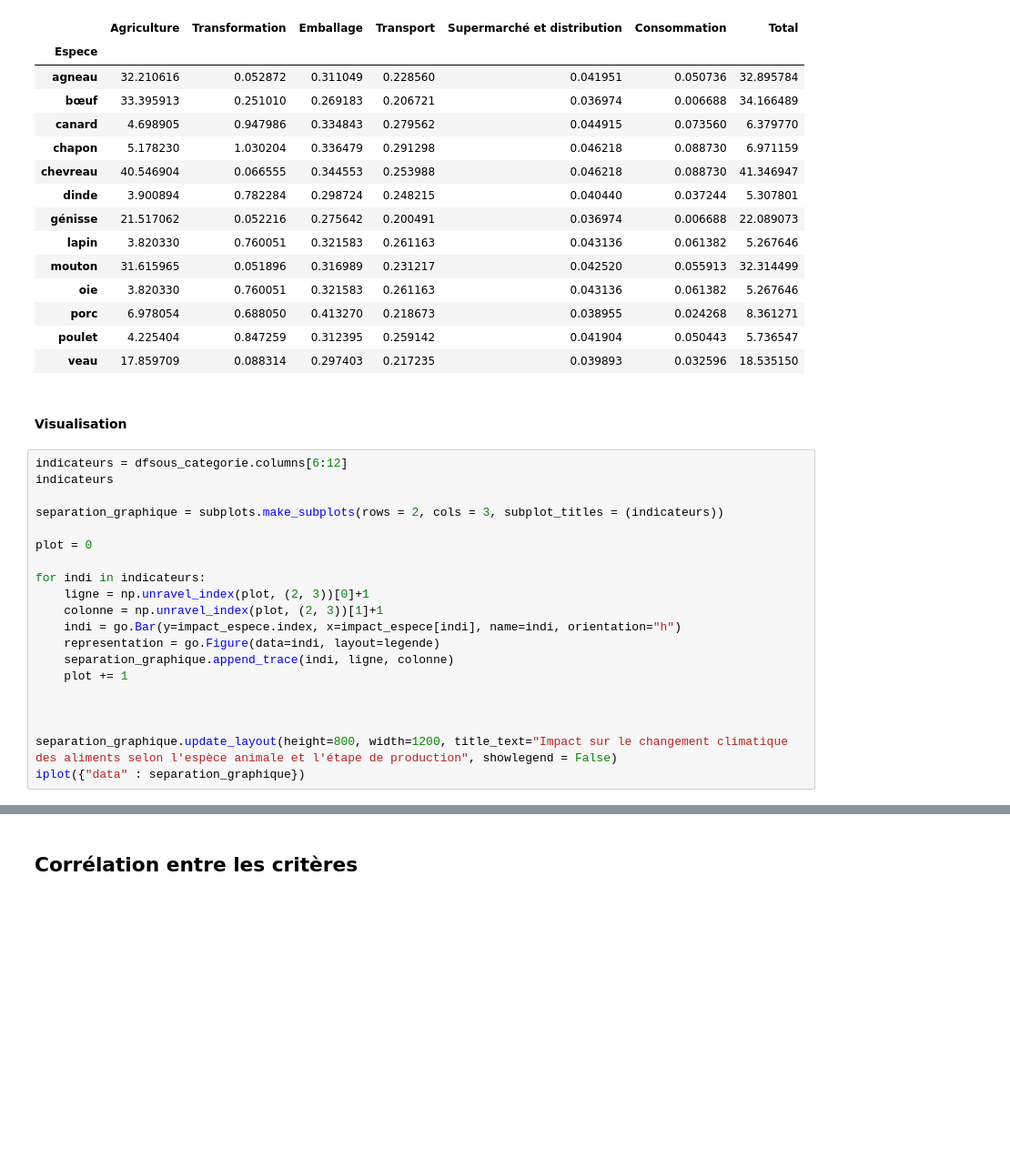
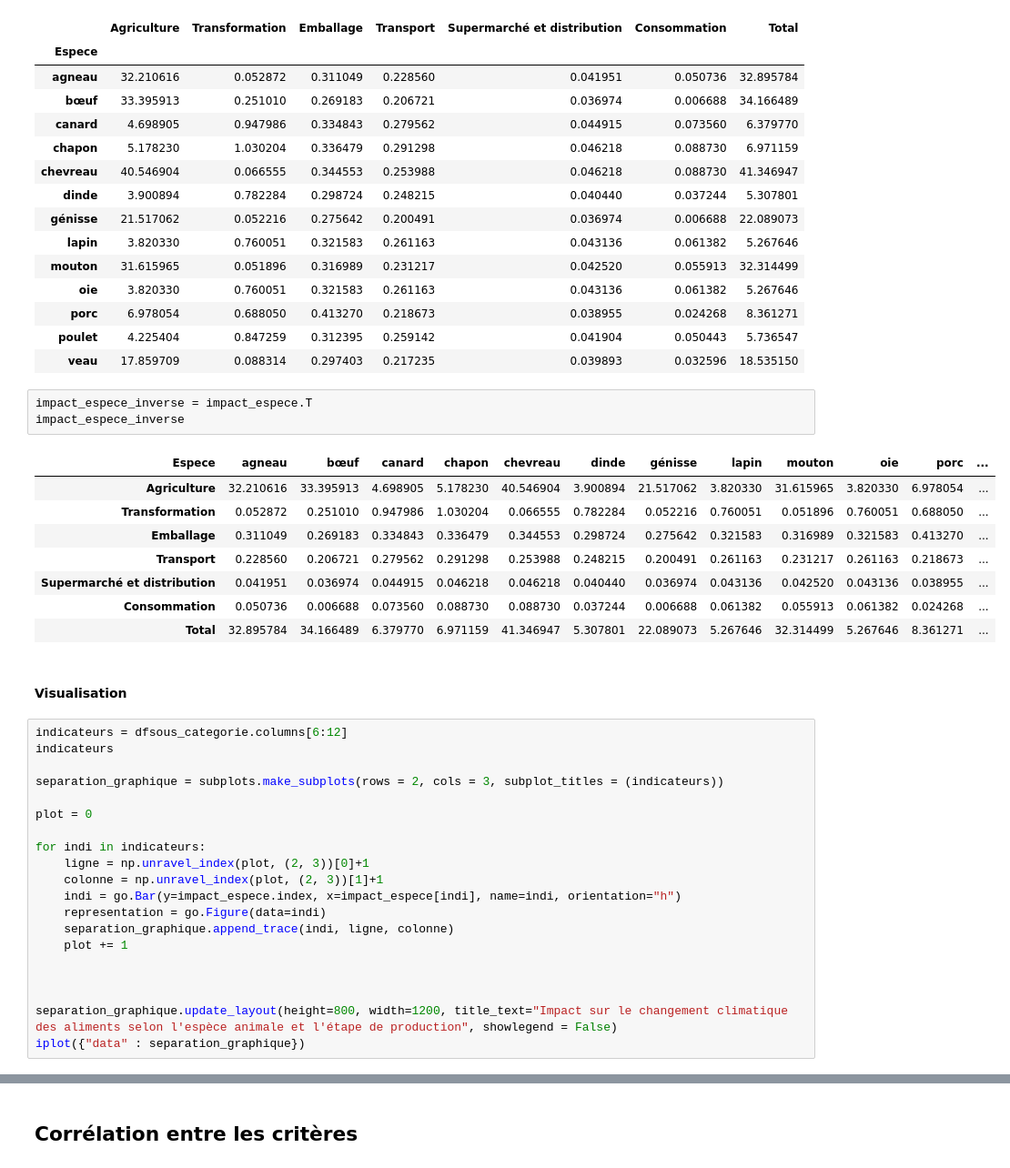
Before and after one commit to Anwen11/projet-python, a Jupyter notebook: Visualisation-des-données.ipynb, the cells around one changed output, grey strips where cells are left out. Shown at 91% size. Drawn from its saved outputs; the diff is of its cells as text; blank space fills up the shorter version.

```diff
--- a/Visualisation-des-données.ipynb
+++ b/Visualisation-des-données.ipynb
@@ -277,6 +277,18 @@ impact_espece
 | porc | 6.978054 | 0.688050 | 0.413270 | 0.218673 | 0.038955 | 0.024268 | 8.361271 |
 | poulet | 4.225404 | 0.847259 | 0.312395 | 0.259142 | 0.041904 | 0.050443 | 5.736547 |
 | veau | 17.859709 | 0.088314 | 0.297403 | 0.217235 | 0.039893 | 0.032596 | 18.535150 |
+# %%
+impact_espece_inverse = impact_espece.T
+impact_espece_inverse
+# %% [output]
+| Espece | agneau | bœuf | canard | chapon | chevreau | dinde | génisse | lapin | mouton | oie | porc | ... |
+| Agriculture | 32.210616 | 33.395913 | 4.698905 | 5.178230 | 40.546904 | 3.900894 | 21.517062 | 3.820330 | 31.615965 | 3.820330 | 6.978054 | ... |
+| Transformation | 0.052872 | 0.251010 | 0.947986 | 1.030204 | 0.066555 | 0.782284 | 0.052216 | 0.760051 | 0.051896 | 0.760051 | 0.688050 | ... |
+| Emballage | 0.311049 | 0.269183 | 0.334843 | 0.336479 | 0.344553 | 0.298724 | 0.275642 | 0.321583 | 0.316989 | 0.321583 | 0.413270 | ... |
+| Transport | 0.228560 | 0.206721 | 0.279562 | 0.291298 | 0.253988 | 0.248215 | 0.200491 | 0.261163 | 0.231217 | 0.261163 | 0.218673 | ... |
+| Supermarché et distribution | 0.041951 | 0.036974 | 0.044915 | 0.046218 | 0.046218 | 0.040440 | 0.036974 | 0.043136 | 0.042520 | 0.043136 | 0.038955 | ... |
+| Consommation | 0.050736 | 0.006688 | 0.073560 | 0.088730 | 0.088730 | 0.037244 | 0.006688 | 0.061382 | 0.055913 | 0.061382 | 0.024268 | ... |
+| Total | 32.895784 | 34.166489 | 6.379770 | 6.971159 | 41.346947 | 5.307801 | 22.089073 | 5.267646 | 32.314499 | 5.267646 | 8.361271 | ... |
 # %% [markdown]
 #### Visualisation
 # %%
@@ -291,7 +303,7 @@ for indi in indicateurs:
     ligne = np.unravel_index(plot, (2, 3))[0]+1
     colonne = np.unravel_index(plot, (2, 3))[1]+1
     indi = go.Bar(y=impact_espece.index, x=impact_espece[indi], name=indi, orientation="h")
-    representation = go.Figure(data=indi, layout=legende)
+    representation = go.Figure(data=indi)
     separation_graphique.append_trace(indi, ligne, colonne)
     plot += 1
 
```
Also changed, not shown: parts of 3 cells of this notebook.
